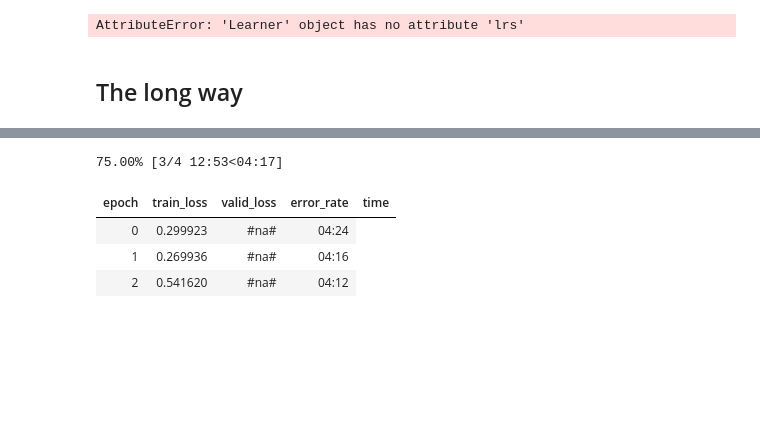
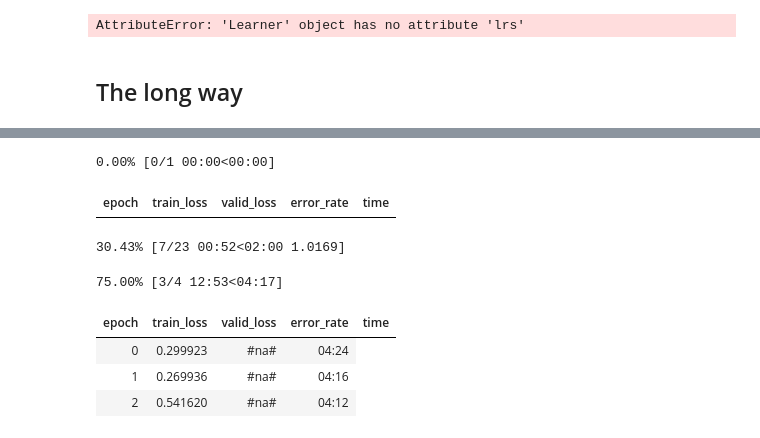
Before and after one commit to mkpetterson/cancer-prediction, a Jupyter notebook: notebooks/FastAI.ipynb, the cells around one changed output, grey strips where cells are left out. Cells and saved outputs as stored; diff of their text form; code cells hidden in the pictures; blank space fills up the shorter version.

```diff
--- a/notebooks/FastAI.ipynb
+++ b/notebooks/FastAI.ipynb
@@ -208,9 +203,13 @@ data.show_batch(rows=3)
 # %%
 ## Start training
 learn = cnn_learner(data, models.resnet34, metrics=error_rate)
 
 # Fit some data
-defaults.device = torch.device('cuda')
-learn.fit_one_cycle(4)
+defaults.device = torch.device('cpu')
+learn.fit_one_cycle(1, 1e-2)
+# %% [output]
+0.00% [0/1 00:00<00:00]
+| epoch | train_loss | valid_loss | error_rate | time |
+30.43% [7/23 00:52<02:00 1.0169]
 # %%
 # Save things and find learning rate
```
Also changed, not shown: parts of 22 cells of this notebook, 54 other files.
